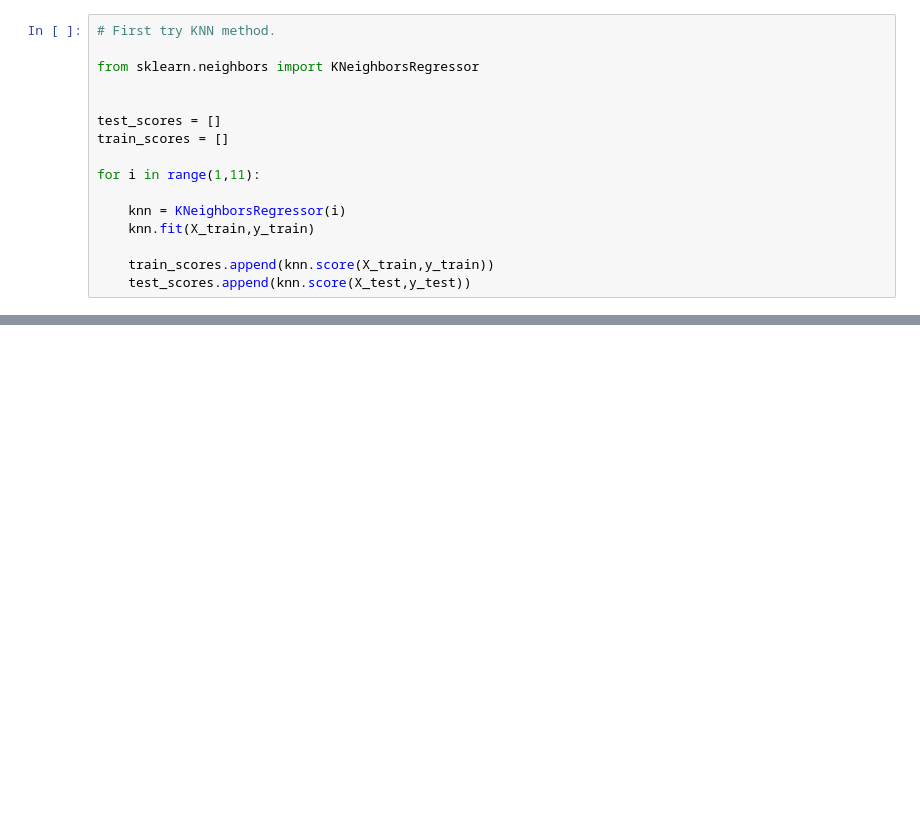
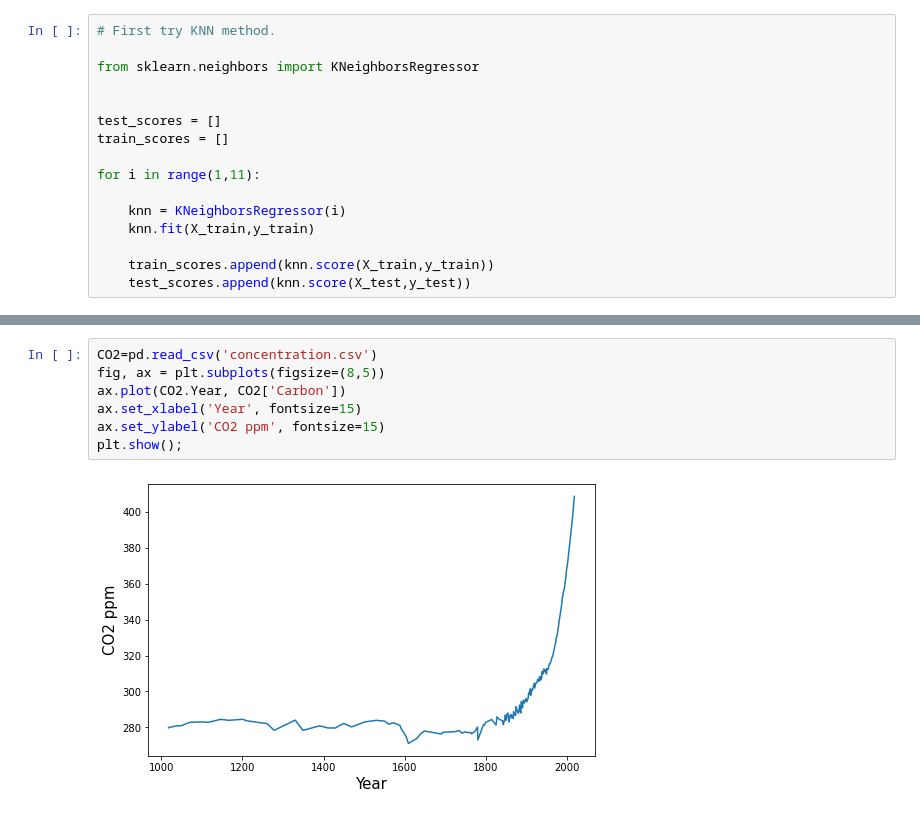
Before and after one commit to nshang88/Capstone-Projects, a Jupyter notebook: climate_ML.ipynb, the cells around one changed output, grey strips where cells are left out. Cells and saved outputs as stored; diff of their text form; blank space fills up the shorter version.

```diff
--- a/climate_ML.ipynb
+++ b/climate_ML.ipynb
@@ -751,0 +802,9 @@ print(reg.score(X_test, y_test))
+# %%
+CO2=pd.read_csv('concentration.csv')
+fig, ax = plt.subplots(figsize=(8,5))
+ax.plot(CO2.Year, CO2['Carbon'])
+ax.set_xlabel('Year', fontsize=15)
+ax.set_ylabel('CO2 ppm', fontsize=15)
+plt.show();
+# %% [output]
+[figure, added]
```
Also changed, not shown: parts of 42 cells of this notebook.
